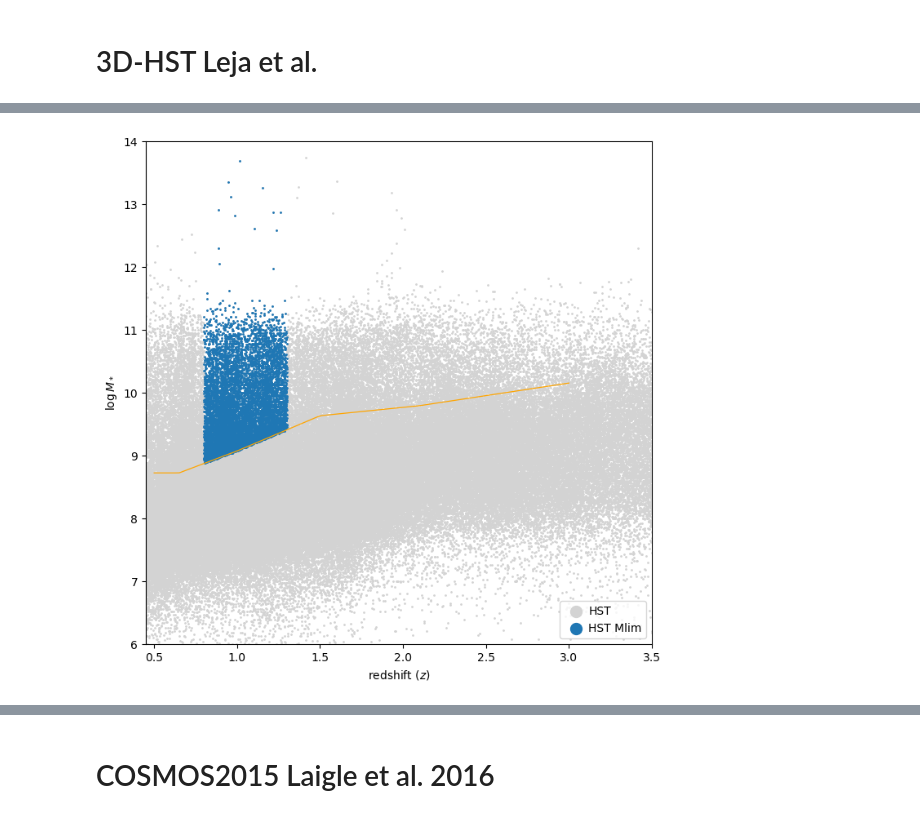
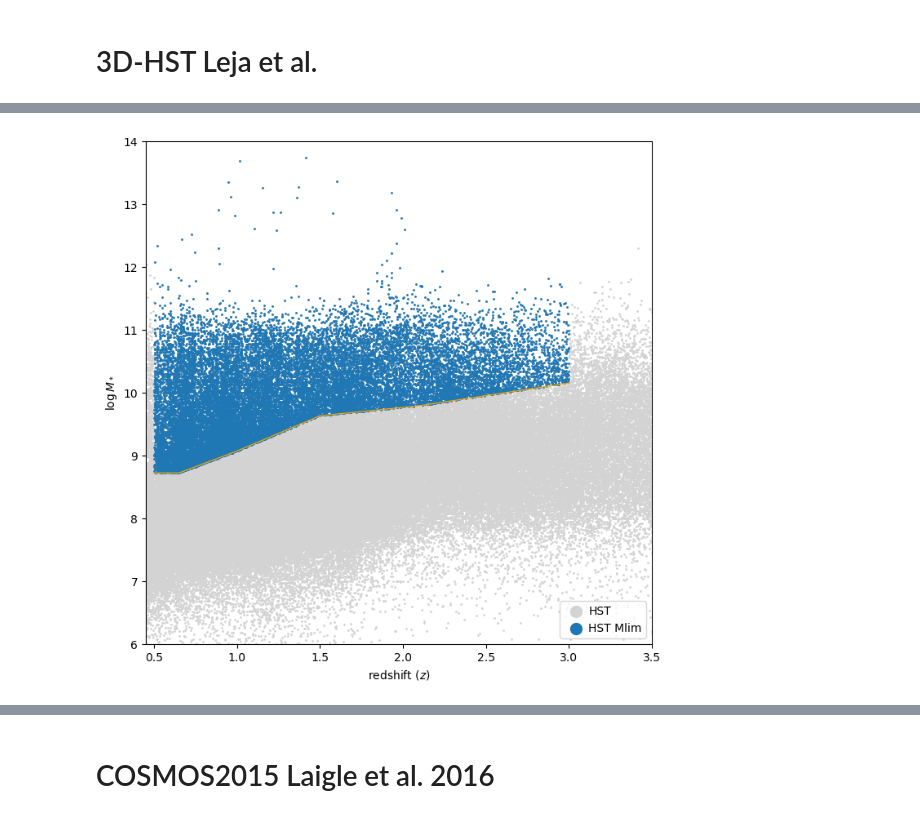
Before and after one commit to fedehope/zSMF, a Jupyter notebook: nb/hst_cat.ipynb, the cells around one changed output, grey strips where cells are left out. Drawn from its saved outputs; the diff is of its cells as text; code cells hidden in the pictures.

```diff
--- a/nb/hst_cat.ipynb
+++ b/nb/hst_cat.ipynb
@@ -34,11 +38,11 @@ emcee_run = EmceeRun(emcee_file)
 plotter_hst = PlotterHst(hst, emcee_run)
 # %%
 plt.figure(figsize=(8,8))
-plotter_hst.plot_selected_data(0.8, 1.30)
+plotter_hst.plot_selected_data(0.5, 3.0)
 # plt.plot(np.linspace(0.65, 3.0, 100), np.repeat(hst.mass_completeness_limit(3.0), 100))
 # plt.plot(np.linspace(0.65, 3.0, 100), np.repeat(12, 100))
 # %% [output]
-[figure, old version]
+[figure, new version]
 # %%
 vmax_hst = VmaxDensityHst(hst.file)
 h, b = vmax_hst.histogram_norm(0.8, 1.30, bins=40, range=(7, 12.))
```
Also changed, not shown: parts of 28 cells of this notebook, 2 other files.
